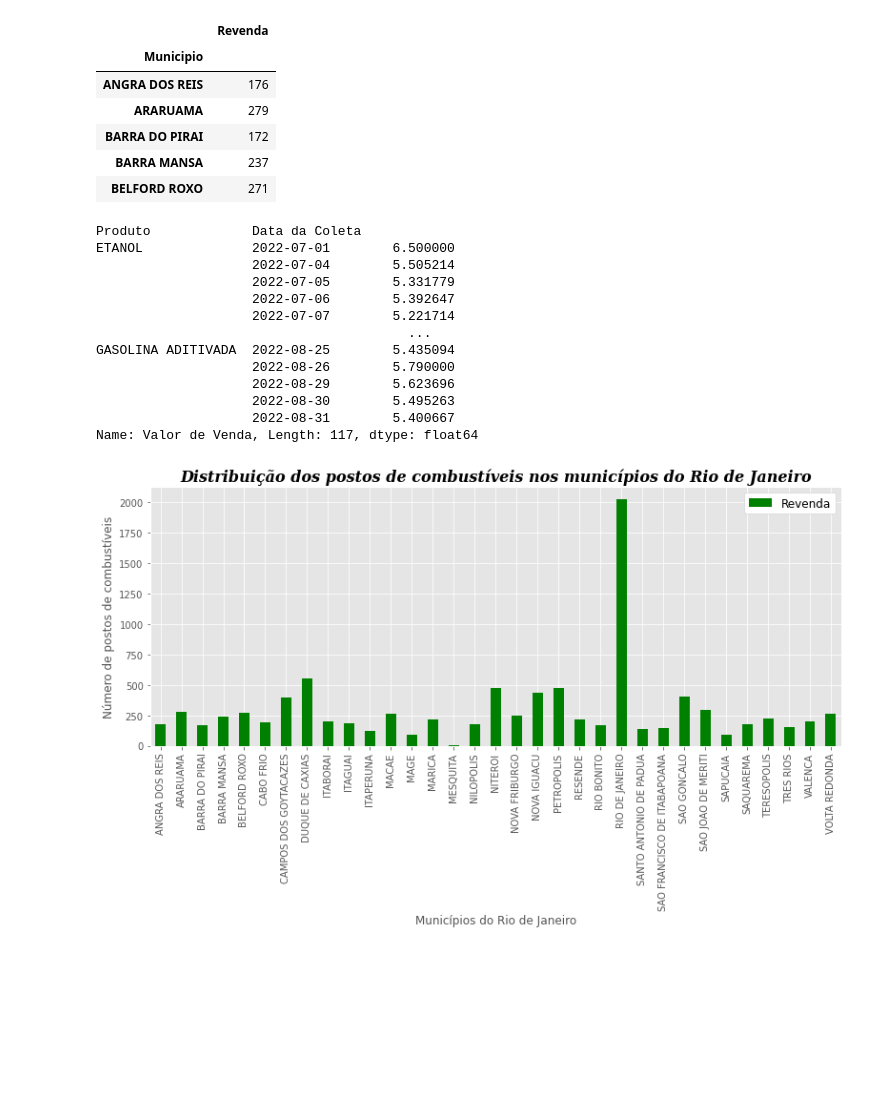
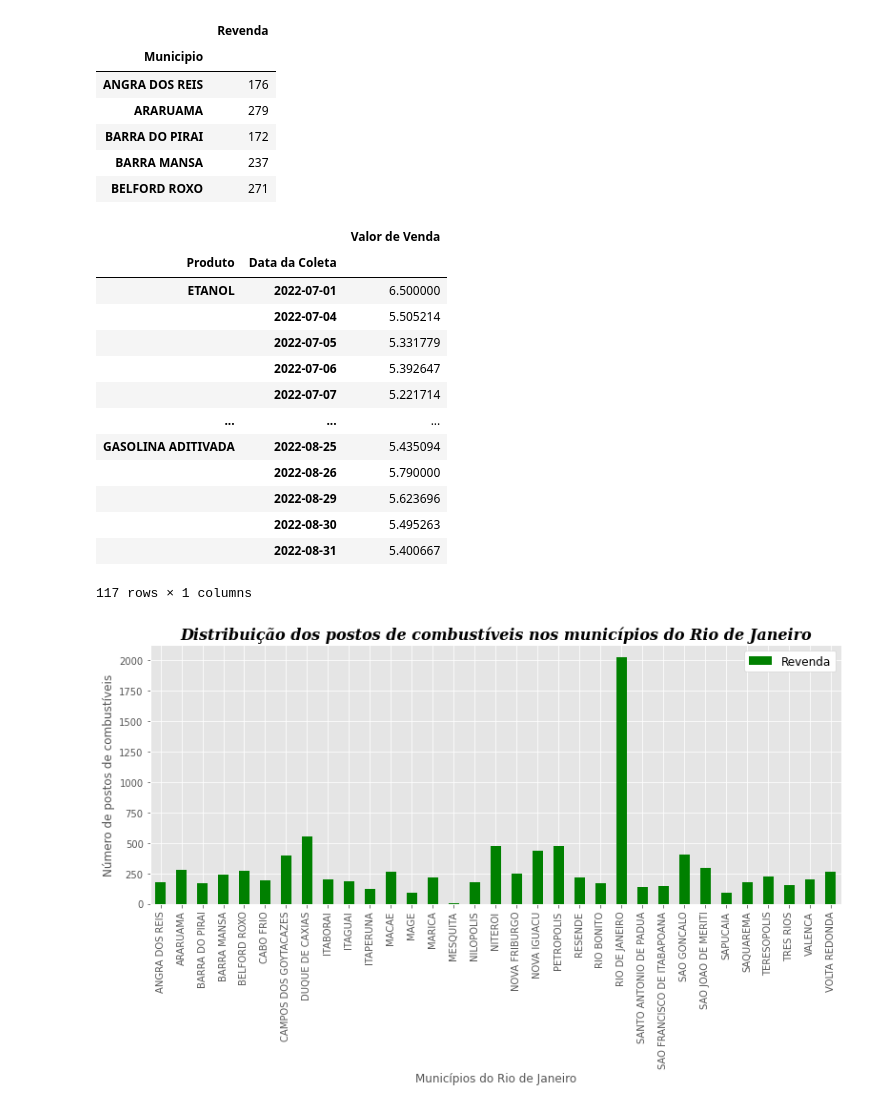
Before and after one commit to joaorosa2/analise_combustiveis_brasil, a Jupyter notebook: ProjetoM4.ipynb, the cells around one changed output. Cells and saved outputs as stored; diff of their text form; code cells hidden in the pictures; blank space fills up the shorter version.

```diff
--- a/ProjetoM4.ipynb
+++ b/ProjetoM4.ipynb
@@ -907,23 +806,24 @@ selecao_1.head()
 | BARRA MANSA | 237 |
 | BELFORD ROXO | 271 |
 # %%
-selecao_2 = selecao_rj.groupby(['Produto','Data da Coleta'])['Valor de Venda'].mean()
+selecao_2 = selecao_rj.groupby(['Produto','Data da Coleta'])[['Valor de Venda']].mean()
 selecao_2.reset_index()
 selecao_2
 # %% [output]
+|  |  | Valor de Venda |
+| Produto | Data da Coleta |  |
+| ETANOL | 2022-07-01 | 6.500000 |
+|  | 2022-07-04 | 5.505214 |
+|  | 2022-07-05 | 5.331779 |
+|  | 2022-07-06 | 5.392647 |
+|  | 2022-07-07 | 5.221714 |
+| ... | ... | ... |
+| GASOLINA ADITIVADA | 2022-08-25 | 5.435094 |
+|  | 2022-08-26 | 5.790000 |
+|  | 2022-08-29 | 5.623696 |
+|  | 2022-08-30 | 5.495263 |
+|  | 2022-08-31 | 5.400667 |
-Produto             Data da Coleta
-ETANOL              2022-07-01        6.500000
-                    2022-07-04        5.505214
-                    2022-07-05        5.331779
-                    2022-07-06        5.392647
-                    2022-07-07        5.221714
-                                        ...
-GASOLINA ADITIVADA  2022-08-25        5.435094
-                    2022-08-26        5.790000
-                    2022-08-29        5.623696
-                    2022-08-30        5.495263
-                    2022-08-31        5.400667
-Name: Valor de Venda, Length: 117, dtype: float64
+117 rows × 1 columns
 # %%
 plt.style.use('ggplot')
 grafico = selecao_1.plot(figsize=(13,5),kind='bar', color='g')
```
Also changed, not shown: parts of 41 cells of this notebook.
